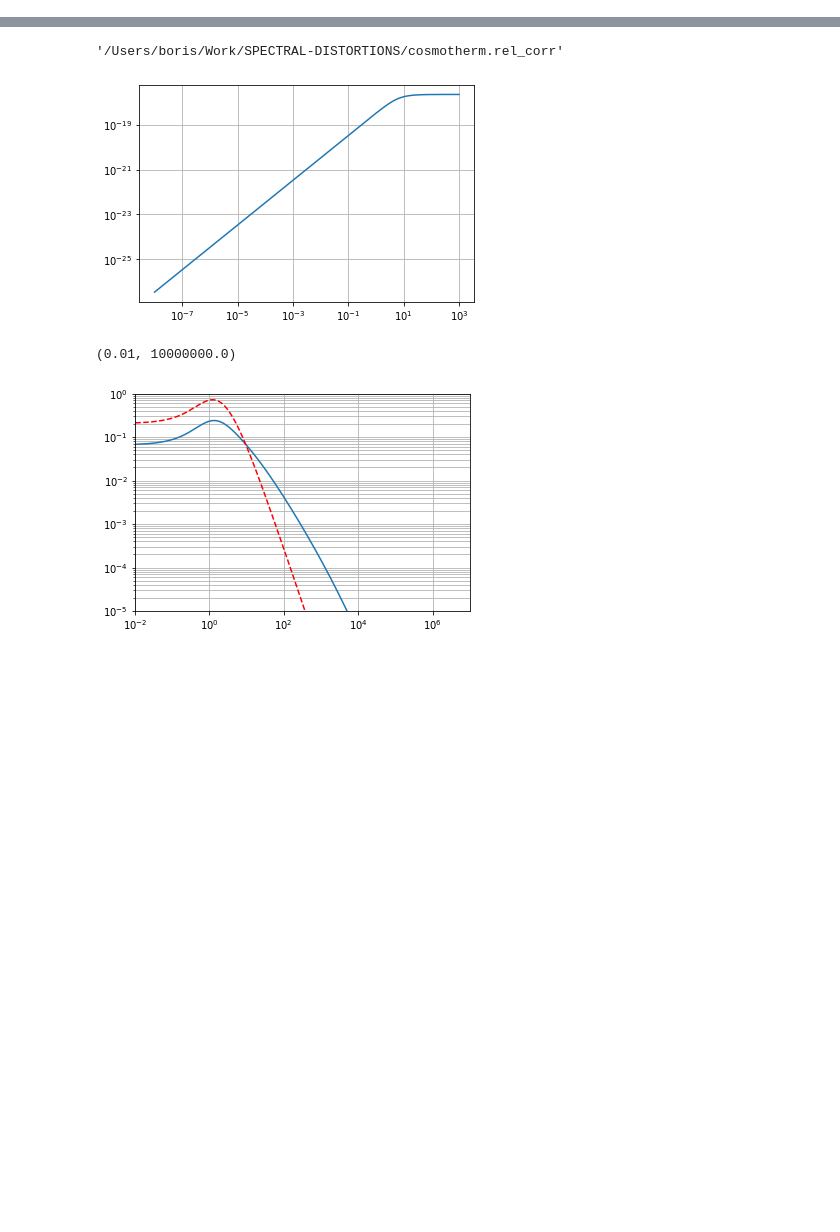
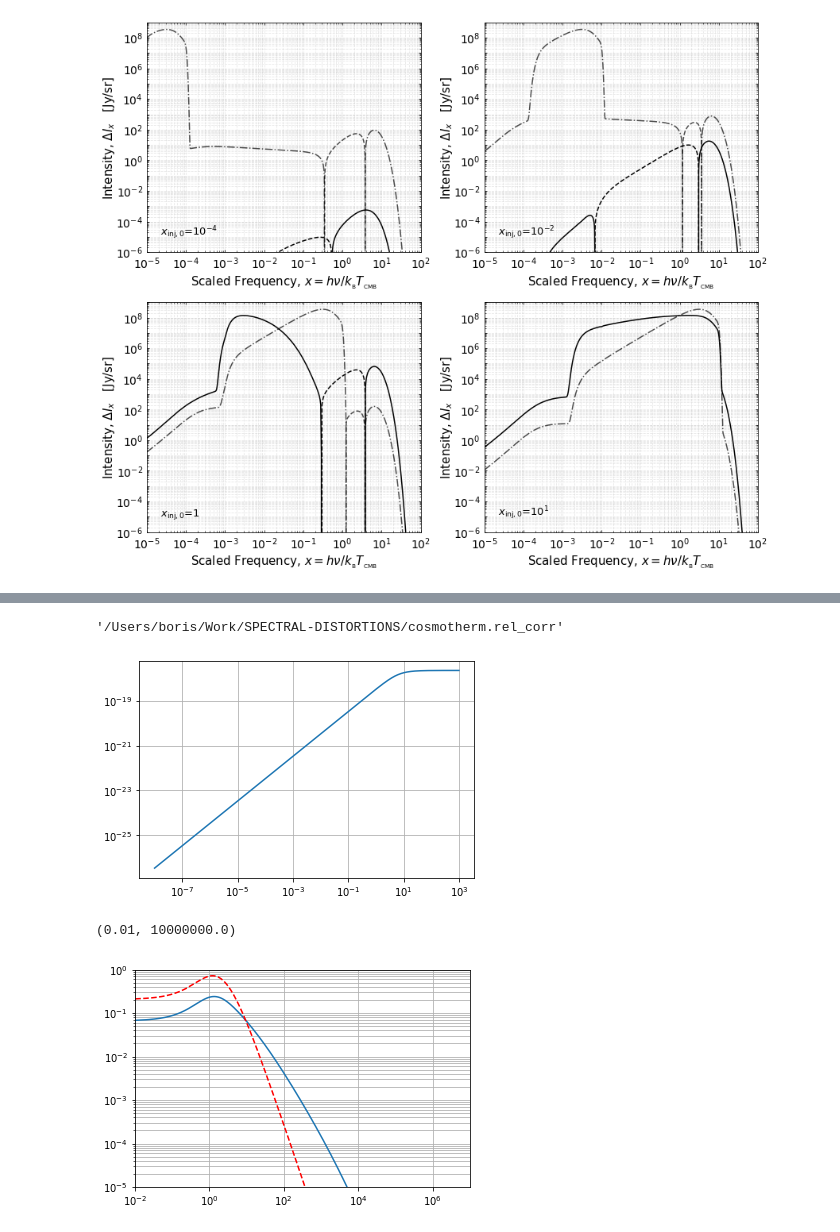
Before and after one commit to CMBSPEC/specdist, a Jupyter notebook: specdist/notebooks/pispec_stimulated_decay.ipynb, the cells around one changed output, grey strips where cells are left out. Drawn from its saved outputs; the diff is of its cells as text; code cells hidden in the pictures; blank space fills up the shorter version.

Commit message:
stim

```diff
--- a/specdist/notebooks/pispec_stimulated_decay.ipynb
+++ b/specdist/notebooks/pispec_stimulated_decay.ipynb
@@ -216,0 +992,97 @@ import matplotlib.animation as animation
+# %%
+from matplotlib.patches import Patch
+from matplotlib.lines import Line2D
+
+mklist = iter(['o','s','d','v','>'])
+lstyles = iter(['-','--','-.',':','-','--','-.',':','-','--','-.',':'])
+#fig, ax_array = plt.subplots(2,3,figsize=(30,20))
+fig, ((ax1,ax2),(ax3,ax4)) = plt.subplots(2,2,figsize=(12,10))
+label_size = 14
+title_size = 15
+legend_size = 25
+handle_length = 1.5
+
+color= iter(cm.autumn(np.linspace(0.,0.5,4)))
+for (ax,i) in zip((ax1,ax2,ax3,ax4),(3,2,1,0)):
+    #ax=ax1
+
+    ax.set_xscale('log')
+    ax.set_yscale('log')
+
+    # ymin=1e-6
+    # ymax = 2e-2
+    # x_min = 1e1
+    # x_max = 1e8
+    # ax.set_xlim(x_min,x_max)
+    # ax.set_ylim(ymin,ymax)
+
+
+    ax.set_xlabel(label_scaled_frequency ,size=title_size)
+    ax.set_ylabel(label_intensity ,size=title_size)
+    #ax.set_xlabel(label_injection_frequency,size=title_size)
+    ax.yaxis.set_label_coords(-.11,0.5)
+
+    #for label in ax.yaxis.get_ticklabels()[::2]:
+    #    label.set_visible(True) #(3)
+
+    ax.yaxis.set_tick_params(right='on',which='minor',direction='in',length=2)
+    ax.xaxis.set_tick_params(top='on',which='minor',direction='in',length=2)
+    ax.yaxis.set_tick_params(right='on',which='major',direction='in',length=3,labelsize=label_size,pad=5)
+    ax.xaxis.set_tick_params(top='on',which='major',direction='in',length=3,labelsize=label_size,pad=5)
+
+    # manipulate x-axis ticks and labels
+    #ax.xaxis.set_major_locator(LogLocator(numticks=15)) #(1)
+    #ax.xaxis.set_minor_locator(LogLocator(numticks=15,subs=np.arange(2,10))) #(2)
+
+
+    locmaj = matplotlib.ticker.LogLocator(base=10.0, subs=(1.0, ), numticks=5000)
+    ax.xaxis.set_major_locator(locmaj)
+    locmin = matplotlib.ticker.LogLocator(base=10.0, subs=np.arange(2, 10) * 0.1,numticks=500)
+    ax.xaxis.set_minor_locator(locmin)
+    ax.xaxis.set_minor_formatter(matplotlib.ticker.NullFormatter())
+    for label in ax.xaxis.get_ticklabels()[::2]:
+        label.set_visible(True)
+
+
+    locmaj = matplotlib.ticker.LogLocator(base=10.0, subs=(1.0, ), numticks=5000)
+    ax.yaxis.set_major_locator(locmaj)
+    locmin = matplotlib.ticker.LogLocator(base=10.0, subs=np.arange(2, 10) * 0.1,numticks=500)
+    ax.yaxis.set_minor_locator(locmin)
+    ax.yaxis.set_minor_formatter(matplotlib.ticker.NullFormatter())
+    for label in ax.yaxis.get_ticklabels()[::2]:
+        label.set_visible(False)
+
+
+
+
+
+    ax.grid( b=True, which="both", alpha=0.3, linestyle='--')
+
+    #for i in range(len(R)):
+
+
+
+
+
+    col = next(color)
+    col = 'k'
+    ax.plot(R[i]['x'],(R[i]['DI']-R_no_inj[i]['DI'])/R[i]['finj'],c=col,ls='-.',alpha=0.7)
+    ax.plot(R[i]['x'],-(R[i]['DI']-R_no_inj[i]['DI'])/R[i]['finj'],ls='--',c=col,alpha=0.7)
+
+    ax.plot(R[i]['x'],(R_stim[i]['DI']-R_stim_no_inj[i]['DI'])/R_stim[i]['finj'],c=col)
+    ax.plot(R_stim[i]['x'],-(R_stim[i]['DI']-R_stim_no_inj[i]['DI'])/R_stim[i]['finj'],ls='--',c=col)
+
+    #ax.legend()
+
+    ax.text(0.05,  0.05,r'$x_\mathrm{inj,0}$=%s'%scientific_notation(R[i]['photon injection x_dec']),fontsize=13,transform=ax.transAxes,color='k',verticalalignment='bottom',)
+
+
+    ax.set_ylim(1.e-6,1e9)
+    ax.set_xlim(1.e-5,1e2)
+
+fig.tight_layout(pad=1.5)
+plt.savefig(path_to_figures + '/figures_for_paper_DI_stim_G_1e-17_Drho_rho_3e-5.pdf')
+plt.show()
+plt.close(fig)
+# %% [output]
+[figure, added]
```
Also changed, not shown: parts of 38 cells of this notebook, 1 other file.
